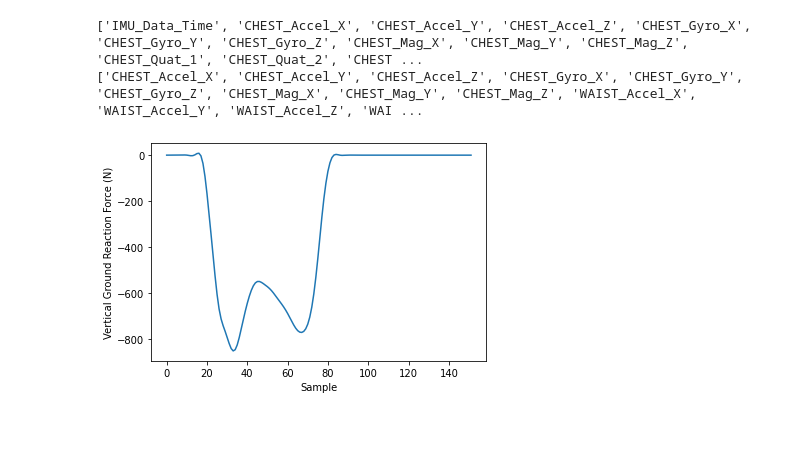
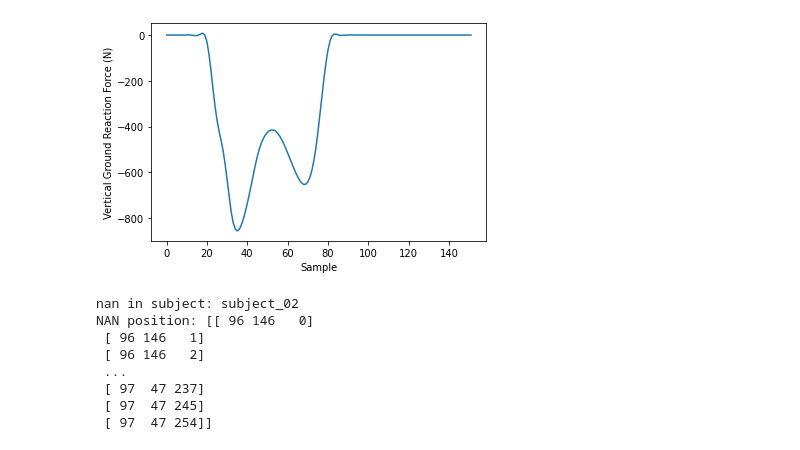
Before and after one commit to sunzhon/transfer_learning_for_droplanding, a Jupyter notebook: jupyter-lab/walking_data.ipynb, the cells around one changed output. Drawn from its saved outputs; the diff is of its cells as text; code cells hidden in the pictures.

```diff
--- a/jupyter-lab/walking_data.ipynb
+++ b/jupyter-lab/walking_data.ipynb
@@ -1,30 +1,41 @@
 # %%
 import h5py
 import os
 import json
 import matplotlib.pyplot as plt
 
 import sys
 sys.path.append("./../")
 
-from vicon_imu_data_process.const import DATA_PATH, SAMPLE_FREQUENCY
-walking_data_path = DATA_PATH
+
 
 if __name__ == '__main__':
-    with h5py.File(os.path.join(walking_data_path,'all_17_subjects.h5'), 'r') as hf:
+    with h5py.File(os.path.join(DATA_PATH,'all_17_subjects.h5'), 'r') as hf:
         data_all_sub = {subject: subject_data[:] for subject, subject_data in hf.items()}
         data_fields = json.loads(hf.attrs['columns'])
 
-    data_subject_01 = data_all_sub['subject_01']
+    data_subject_01 = data_all_sub['subject_03']
     index_ = data_fields.index('plate_2_force_z')
 
     plt.figure()
     plt.plot(data_subject_01[:1, :, index_].ravel())
     ax = plt.gca()
     ax.set_xlabel('Sample')
     ax.set_ylabel('Vertical Ground Reaction Force (N)')
     plt.show()
 # %% [output]
-['IMU_Data_Time', 'CHEST_Accel_X', 'CHEST_Accel_Y', 'CHEST_Accel_Z', 'CHEST_Gyro_X', 'CHEST_Gyro_Y', 'CHEST_Gyro_Z', 'CHEST_Mag_X', 'CHEST_Mag_Y', 'CHEST_Mag_Z', 'CHEST_Quat_1', 'CHEST_Quat_2', 'CHEST ...
-['CHEST_Accel_X', 'CHEST_Accel_Y', 'CHEST_Accel_Z', 'CHEST_Gyro_X', 'CHEST_Gyro_Y', 'CHEST_Gyro_Z', 'CHEST_Mag_X', 'CHEST_Mag_Y', 'CHEST_Mag_Z', 'WAIST_Accel_X', 'WAIST_Accel_Y', 'WAIST_Accel_Z', 'WAI ...
-[figure, old version]
+[figure, new version]
+# %%
+for subject_id_name, data in data_all_sub.items():
+    if(np.isnan(data).any()):
+        print('nan in subject:', subject_id_name)
+        print("NAN position:", np.argwhere(np.isnan(data)))
+# %% [output]
+nan in subject: subject_02
+NAN position: [[ 96 146   0]
+ [ 96 146   1]
+ [ 96 146   2]
+ ...
+ [ 97  47 237]
+ [ 97  47 245]
+ [ 97  47 254]]
```
Also changed, not shown: parts of 22 cells of this notebook, 8 other files.
